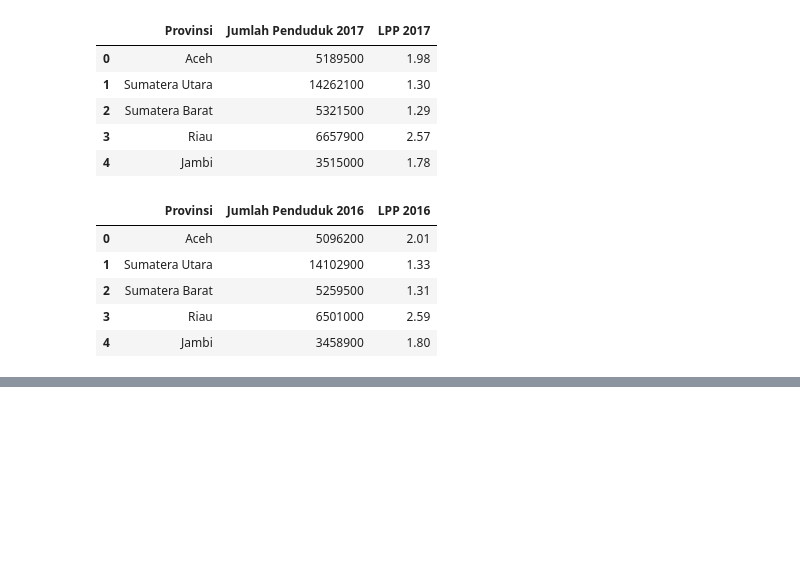
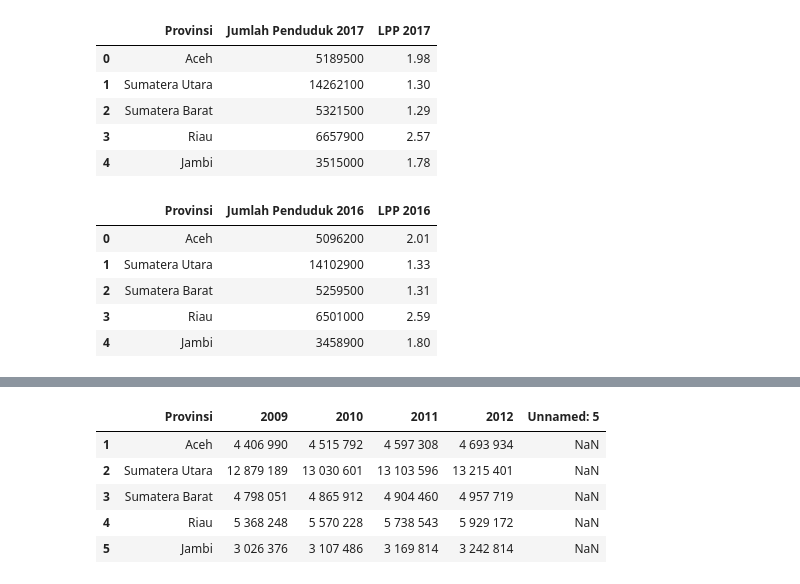
Before and after one commit to fariz-armesta/hospital-bed-forecast, a Jupyter notebook: notebooks/01B_population_cleaning.ipynb, the cells around one changed output, grey strips where cells are left out. Drawn from its saved outputs; the diff is of its cells as text; code cells hidden in the pictures; blank space fills up the shorter version.

```diff
--- a/notebooks/01B_population_cleaning.ipynb
+++ b/notebooks/01B_population_cleaning.ipynb
@@ -181,3 +181,14 @@ str
 | 2 | Sumatera Barat | 4846900 | 1.34 |
 | 3 | Riau | 5538400 | 3.58 |
 | 4 | Jambi | 3092300 | 2.56 |
+# %%
+data = "C:\\Coding\\hospital-bed-forecast\\data\\raw\\populasi tiap provinsi 2009-2012.csv"
+df_2009_2012 = pd.read_csv(data)
+df_2009_2012.head()
+# %% [output]
+|  | Provinsi | 2009 | 2010 | 2011 | 2012 | Unnamed: 5 |
+| 1 | Aceh | 4 406 990 | 4 515 792 | 4 597 308 | 4 693 934 | NaN |
+| 2 | Sumatera Utara | 12 879 189 | 13 030 601 | 13 103 596 | 13 215 401 | NaN |
+| 3 | Sumatera Barat | 4 798 051 | 4 865 912 | 4 904 460 | 4 957 719 | NaN |
+| 4 | Riau | 5 368 248 | 5 570 228 | 5 738 543 | 5 929 172 | NaN |
+| 5 | Jambi | 3 026 376 | 3 107 486 | 3 169 814 | 3 242 814 | NaN |
```
Also changed, not shown: parts of 9 cells of this notebook.
